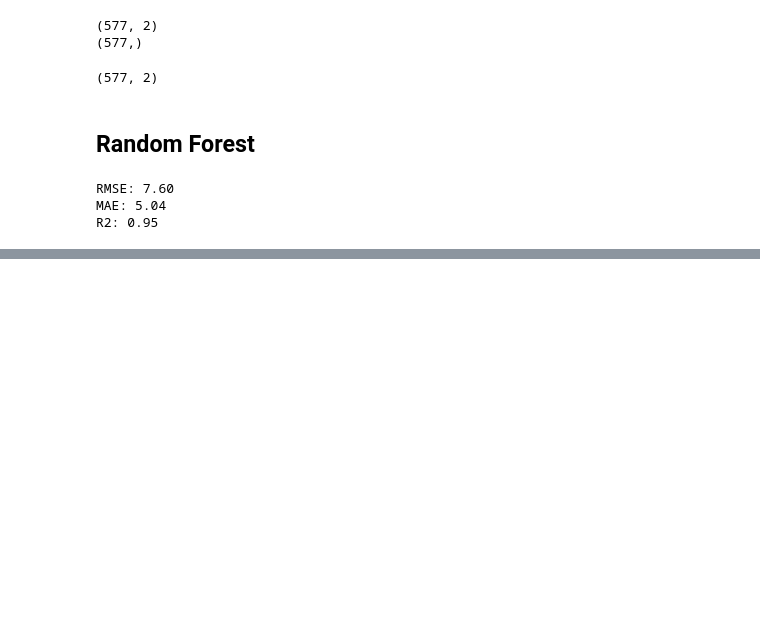
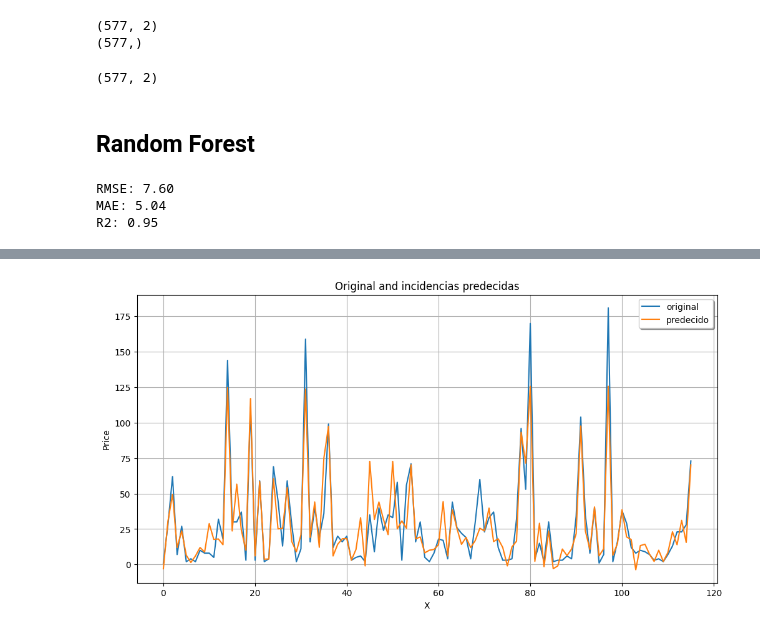
Before and after one commit to MarcoSuarezECCI/SeminarioBigData, a Jupyter notebook: AI_Prediccion.ipynb, the cells around one changed output, grey strips where cells are left out. Saved outputs shown, nothing was run; the diff lists cells and outputs as text; code cells hidden in the pictures; blank space fills up the shorter version.

```diff
--- a/AI_Prediccion.ipynb
+++ b/AI_Prediccion.ipynb
@@ -198,0 +267,23 @@ R2: 0.95
+# %%
+# Hyperparameters
+params = {
+    'task': 'train',
+    'boosting': 'gbdt',
+    'objective': 'regression',
+    'num_leaves': 10,
+    'learning_rate': 0.05,
+    'metric': {'l2','l1'},
+    'header' : 'true',
+    'verbose': 0
+}
+
+# laoding data
+lgb_train = lgb.Dataset(X_train, y_train)
+lgb_eval = lgb.Dataset(X_test, y_test, reference=lgb_train)
+
+# fitting the model
+model2 = lgb.train(params,
+                 train_set=lgb_train,
+                 valid_sets=lgb_eval)
+# Pred
+y_pred2 = model2.predict(X_test)
@@ -198,0 +302,14 @@ R2: 0.95
+# %%
+# visualizing in a plot
+x_ax = range(len(y_test))
+plt.figure(figsize=(12, 6))
+plt.plot(x_ax, y_test, label="original")
+plt.plot(x_ax, y_pred2, label="predecido")
+plt.title("Original and incidencias predecidas")
+plt.xlabel('X')
+plt.ylabel('Price')
+plt.legend(loc='best', fancybox=True, shadow=True)
+plt.grid(True)
+plt.show()
+# %% [output]
+[figure, added]
```
Also changed, not shown: parts of 11 cells of this notebook.
